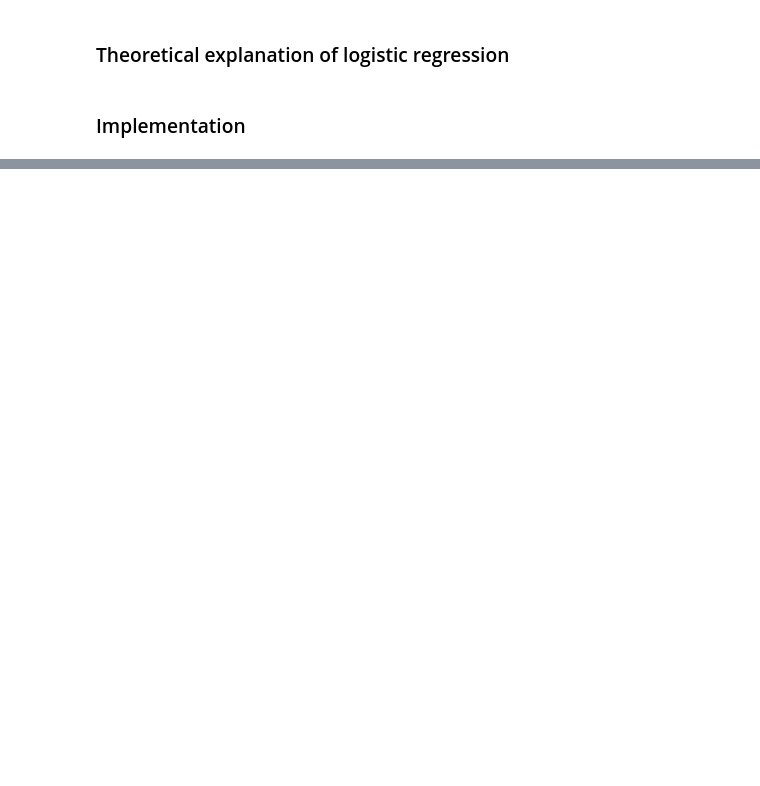
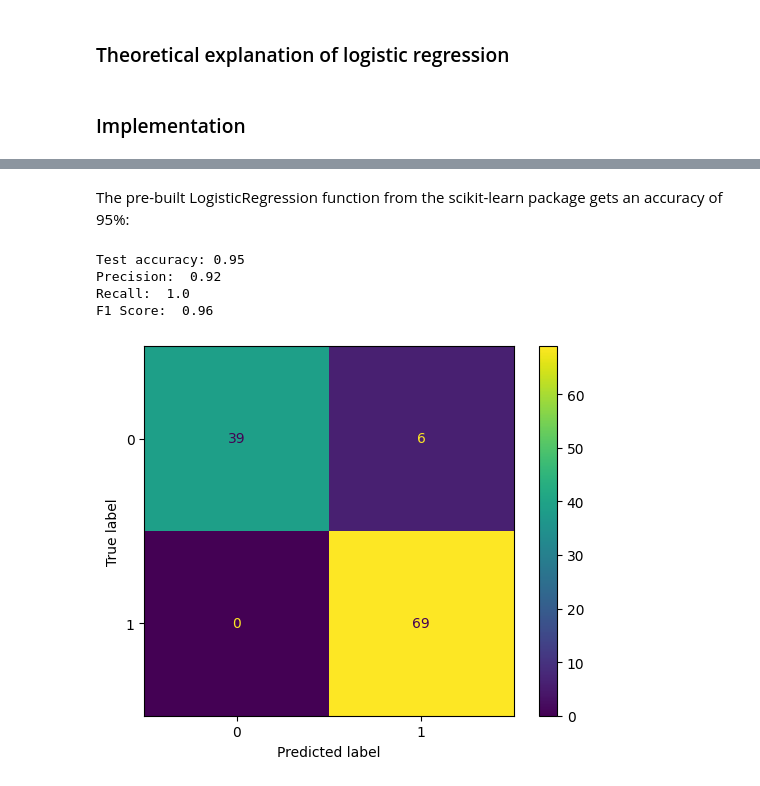
Before and after one commit to gustavofladeira/logistic-regression, a Jupyter notebook: logistic_regression.ipynb, the cells around one changed output, grey strips where cells are left out. Cells and saved outputs as stored; diff of their text form; code cells hidden in the pictures; blank space fills up the shorter version.

```diff
--- a/logistic_regression.ipynb
+++ b/logistic_regression.ipynb
@@ -94,0 +101,33 @@ F1 Score: 0.882
+# %% [markdown]
+The pre-built LogisticRegression function from the scikit-learn package gets an accuracy of 95%:
+# %%
+from sklearn.linear_model import LogisticRegression
+
+scikit_model = LogisticRegression(max_iter=10000)
+scikit_model.fit(X_train, y_train)
+scikit_predictions = scikit_model.predict(X_test)
+
+# metrics
+cm = confusion_matrix(y_test, scikit_predictions, labels=scikit_model.classes_)
+accuracy = accuracy_score(y_test, scikit_predictions)
+precision = precision_score(y_test, scikit_predictions)
+recall = recall_score(y_test, scikit_predictions)
+f_score = f1_score(y_test, scikit_predictions)
+
+print("Test accuracy: {0:.2f}".format(accuracy))
+print("Precision: ", precision.round(2))
+print("Recall: ", recall.round(2))
+print("F1 Score: ", f_score.round(2))
+
+
+confusion_matrix(y_test, scikit_predictions, labels=scikit_model.classes_)
+disp = ConfusionMatrixDisplay(confusion_matrix=cm,
+                              display_labels=scikit_model.classes_)
+disp.plot()
+plt.show()
+# %% [output]
+Test accuracy: 0.95
+Precision:  0.92
+Recall:  1.0
+F1 Score:  0.96
+[figure, added]
```
Also changed, not shown: parts of 3 cells of this notebook.
